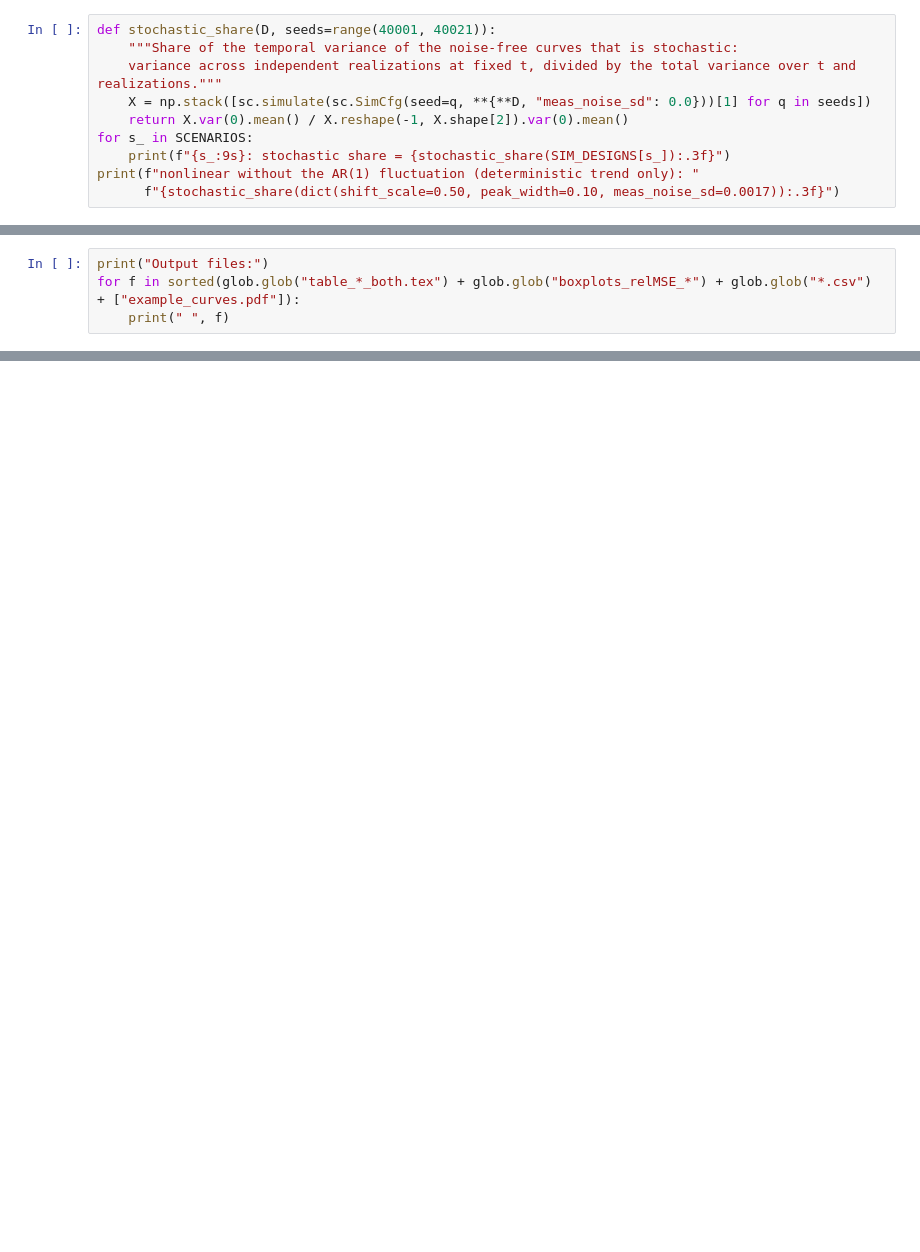
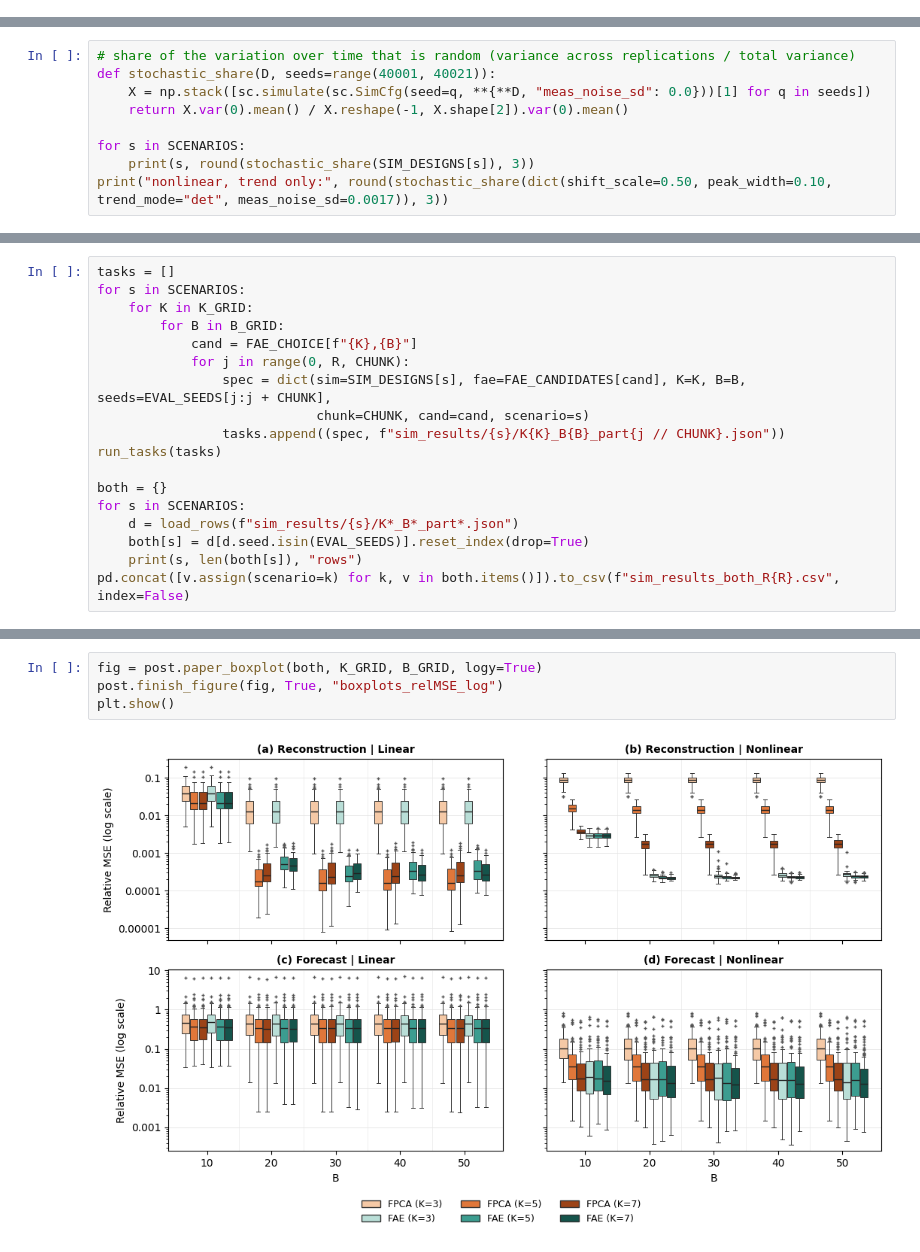
Before and after one commit to mobinapourmoshir/Functional-Autoencoder, a Jupyter notebook: Simulation/FAE_vs_FPCA_Simulation.ipynb, the cells around one changed output, grey strips where cells are left out. Saved outputs shown, nothing was run; the diff lists cells and outputs as text; blank space fills up the shorter version.

Commit message:
Plots

```diff
--- a/Simulation/FAE_vs_FPCA_Simulation.ipynb
+++ b/Simulation/FAE_vs_FPCA_Simulation.ipynb
@@ -671,10 +0,0 @@ nonlinear: curve SD (median of 5 draws) = 0.0333; noise SD = 0.0017 (5.1%)
-# %%
-def stochastic_share(D, seeds=range(40001, 40021)):
-    """Share of the temporal variance of the noise-free curves that is stochastic:
-    variance across independent realizations at fixed t, divided by the total variance over t and realizations."""
-    X = np.stack([sc.simulate(sc.SimCfg(seed=q, **{**D, "meas_noise_sd": 0.0}))[1] for q in seeds])
-    return X.var(0).mean() / X.reshape(-1, X.shape[2]).var(0).mean()
-for s_ in SCENARIOS:
-    print(f"{s_:9s}: stochastic share = {stochastic_share(SIM_DESIGNS[s_]):.3f}")
-print(f"nonlinear without the AR(1) fluctuation (deterministic trend only): "
-      f"{stochastic_share(dict(shift_scale=0.50, peak_width=0.10, meas_noise_sd=0.0017)):.3f}")
@@ -886,4 +0,0 @@ plt.show()
-# %%
-print("Output files:")
-for f in sorted(glob.glob("table_*_both.tex") + glob.glob("boxplots_relMSE_*") + glob.glob("*.csv") + ["example_curves.pdf"]):
-    print(" ", f)
@@ -900,0 +631,9 @@ Output files:
+# %%
+# share of the variation over time that is random (variance across replications / total variance)
+def stochastic_share(D, seeds=range(40001, 40021)):
+    X = np.stack([sc.simulate(sc.SimCfg(seed=q, **{**D, "meas_noise_sd": 0.0}))[1] for q in seeds])
+    return X.var(0).mean() / X.reshape(-1, X.shape[2]).var(0).mean()
+
+for s in SCENARIOS:
+    print(s, round(stochastic_share(SIM_DESIGNS[s]), 3))
+print("nonlinear, trend only:", round(stochastic_share(dict(shift_scale=0.50, peak_width=0.10, trend_mode="det", meas_noise_sd=0.0017)), 3))
@@ -900,0 +693,18 @@ Output files:
+# %%
+tasks = []
+for s in SCENARIOS:
+    for K in K_GRID:
+        for B in B_GRID:
+            cand = FAE_CHOICE[f"{K},{B}"]
+            for j in range(0, R, CHUNK):
+                spec = dict(sim=SIM_DESIGNS[s], fae=FAE_CANDIDATES[cand], K=K, B=B, seeds=EVAL_SEEDS[j:j + CHUNK],
+                            chunk=CHUNK, cand=cand, scenario=s)
+                tasks.append((spec, f"sim_results/{s}/K{K}_B{B}_part{j // CHUNK}.json"))
+run_tasks(tasks)
+
+both = {}
+for s in SCENARIOS:
+    d = load_rows(f"sim_results/{s}/K*_B*_part*.json")
+    both[s] = d[d.seed.isin(EVAL_SEEDS)].reset_index(drop=True)
+    print(s, len(both[s]), "rows")
+pd.concat([v.assign(scenario=k) for k, v in both.items()]).to_csv(f"sim_results_both_R{R}.csv", index=False)
@@ -900,0 +774,6 @@ Output files:
+# %%
+fig = post.paper_boxplot(both, K_GRID, B_GRID, logy=True)
+post.finish_figure(fig, True, "boxplots_relMSE_log")
+plt.show()
+# %% [output]
+[figure, added]
```
Also changed, not shown: parts of 40 cells of this notebook, 8 other files.
